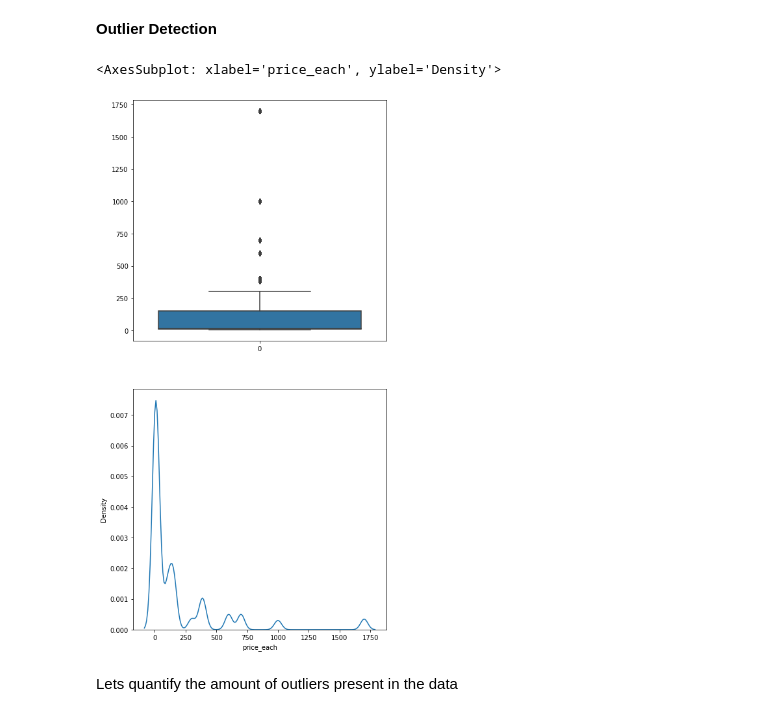
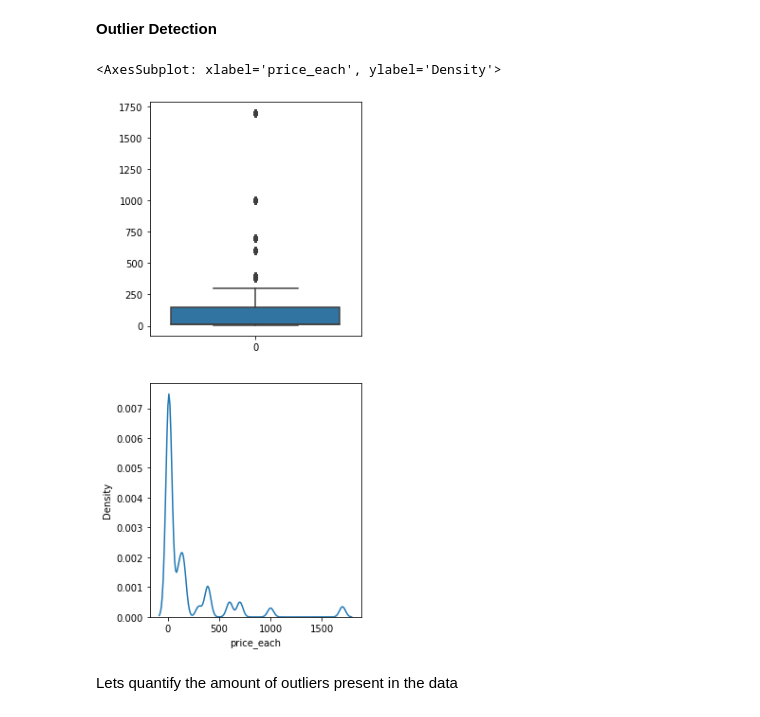
Before and after one commit to subhasish121995/Sales_Analysis, a Jupyter notebook: main_file_v1.0.ipynb, the cells around one changed output. Saved outputs shown, nothing was run; the diff lists cells and outputs as text; code cells hidden in the pictures.

```diff
--- a/main_file_v1.0.ipynb
+++ b/main_file_v1.0.ipynb
@@ -128,7 +130,7 @@ df['category'] = np.where(df['product'].str.contains('Headphones'),"Headphones",
                  np.where(df['product'].str.contains('Washing|Dryer'),"Washing Machine and Dryers","Others"))))))))
 
 #creating a calculated column for the total sales
-df['total_sales'] = df['price_each']*df['quantity_ordered']
+df['total_sales'] = round(df['price_each']*df['quantity_ordered'],0)
 df.head()
 # %% [output]
 |  | order_id | product | quantity_ordered | price_each | order_date | purchase_address | month | year | ... |
@@ -202,14 +205,14 @@ sns.countplot(y = 'purchase_city', data = df, color ="c")
 **Outlier Detection**
 # %%
 #boxplots for the detection of outliers in the data
-plt.figure(figsize= (7,15))
+plt.figure(figsize= (4,10))
 plt.subplot(211)
 sns.boxplot(df['price_each'])
 plt.subplot(212)
 sns.kdeplot(df['price_each'])
 # %% [output]
 <AxesSubplot: xlabel='price_each', ylabel='Density'>
-[figure, old version]
+[figure, new version]
 # %% [markdown]
 Lets quantify the amount of outliers present in the data
 # %%
```
Also changed, not shown: parts of 20 cells of this notebook.
